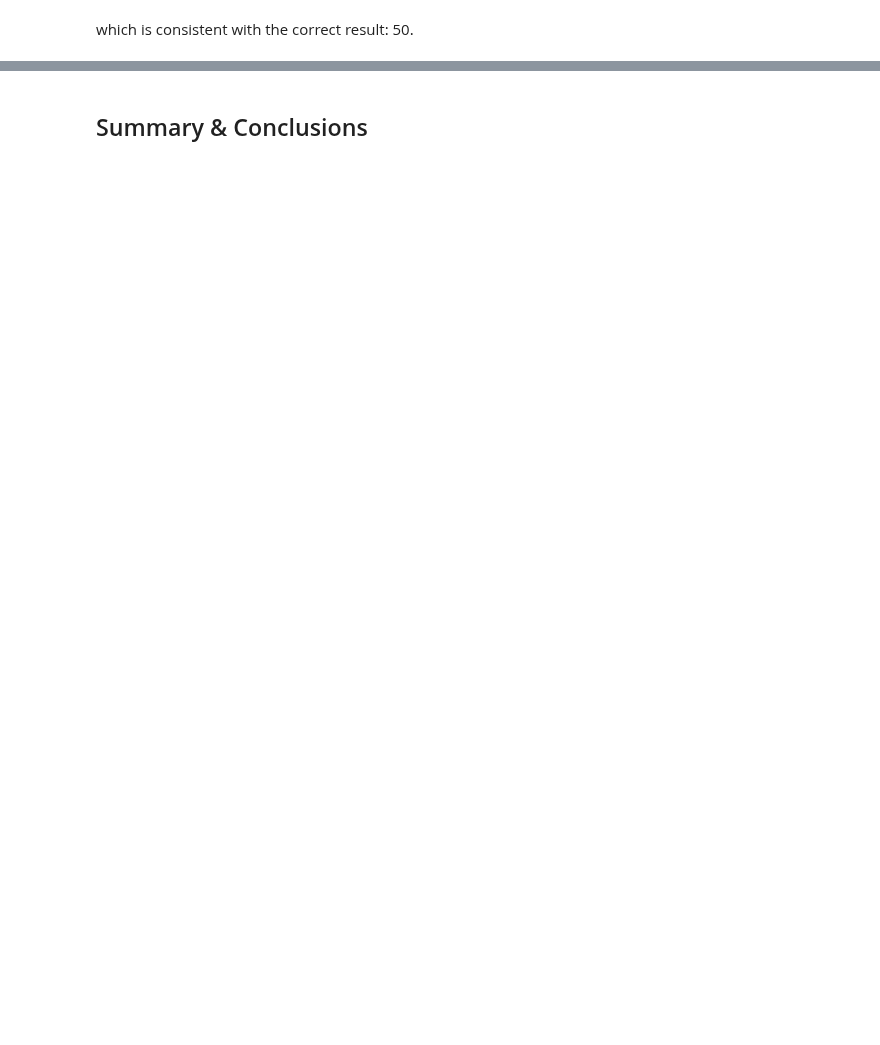
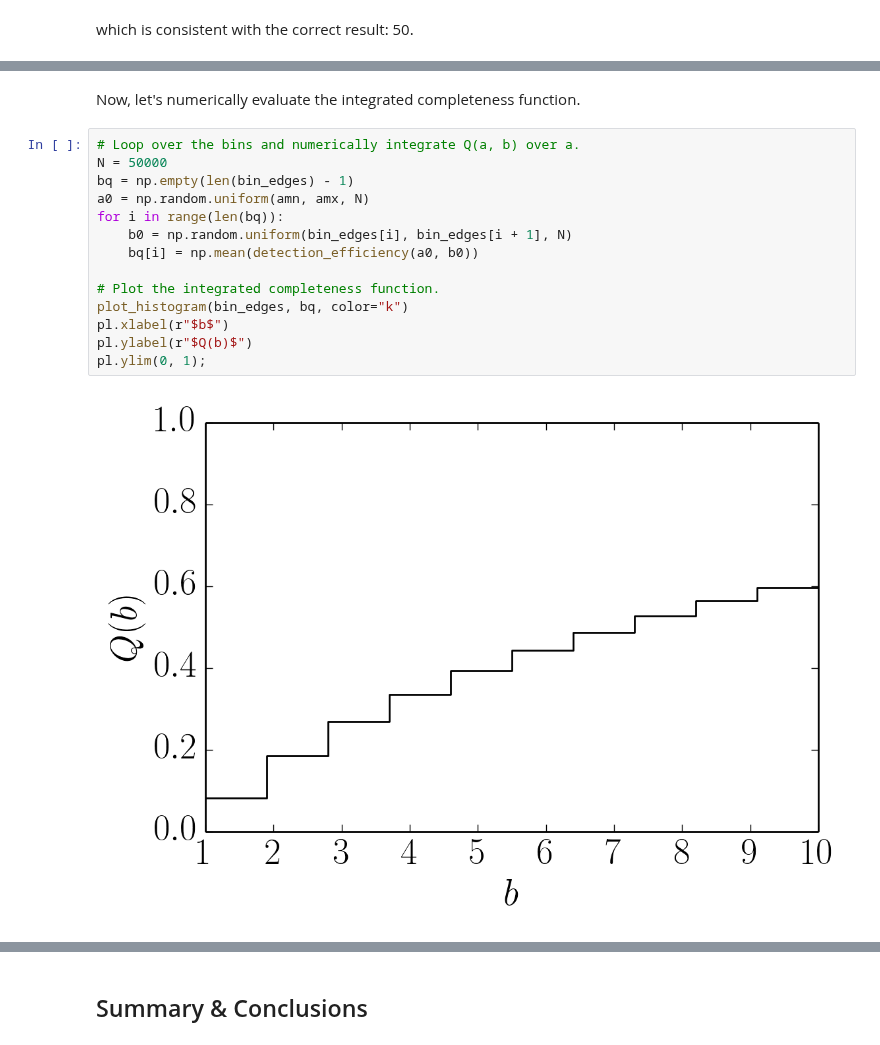
Before and after one commit to dfm-io/dfm.io, a Jupyter notebook: content/downloads/notebooks/histogram1.ipynb, the cells around one changed output, grey strips where cells are left out. Drawn from its saved outputs; the diff is of its cells as text; blank space fills up the shorter version.

```diff
--- a/content/downloads/notebooks/histogram1.ipynb
+++ b/content/downloads/notebooks/histogram1.ipynb
@@ -173,0 +273,18 @@ which is consistent with the correct result: 50.
+# %% [markdown]
+Now, let's numerically evaluate the integrated completeness function.
+# %%
+# Loop over the bins and numerically integrate Q(a, b) over a.
+N = 50000
+bq = np.empty(len(bin_edges) - 1)
+a0 = np.random.uniform(amn, amx, N)
+for i in range(len(bq)):
+    b0 = np.random.uniform(bin_edges[i], bin_edges[i + 1], N)
+    bq[i] = np.mean(detection_efficiency(a0, b0))
+
+# Plot the integrated completeness function.
+plot_histogram(bin_edges, bq, color="k")
+pl.xlabel(r"$b$")
+pl.ylabel(r"$Q(b)$")
+pl.ylim(0, 1);
+# %% [output]
+[figure, added]
```
Also changed, not shown: parts of 17 cells of this notebook, 1 other file.
